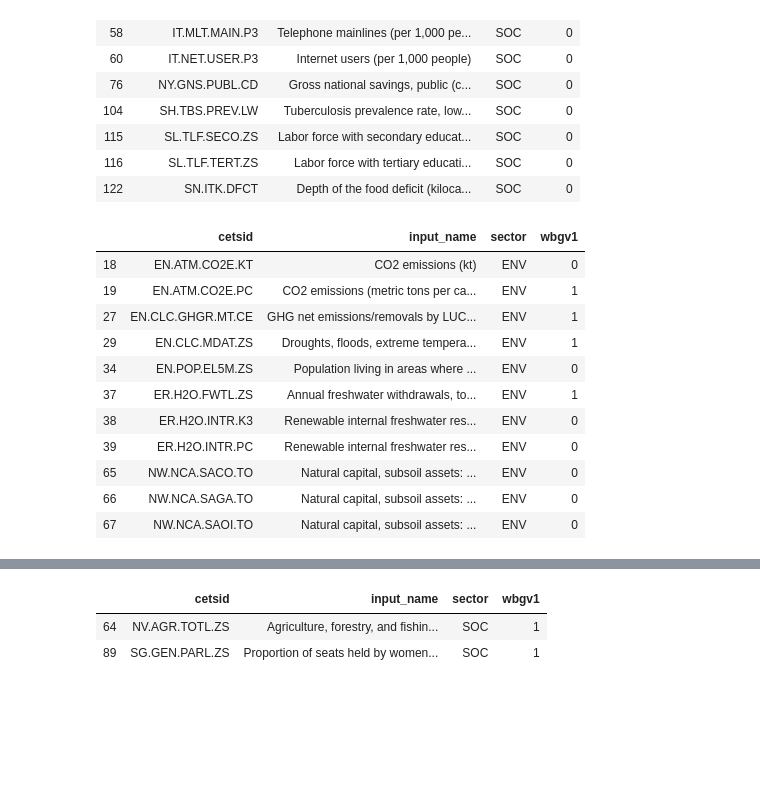
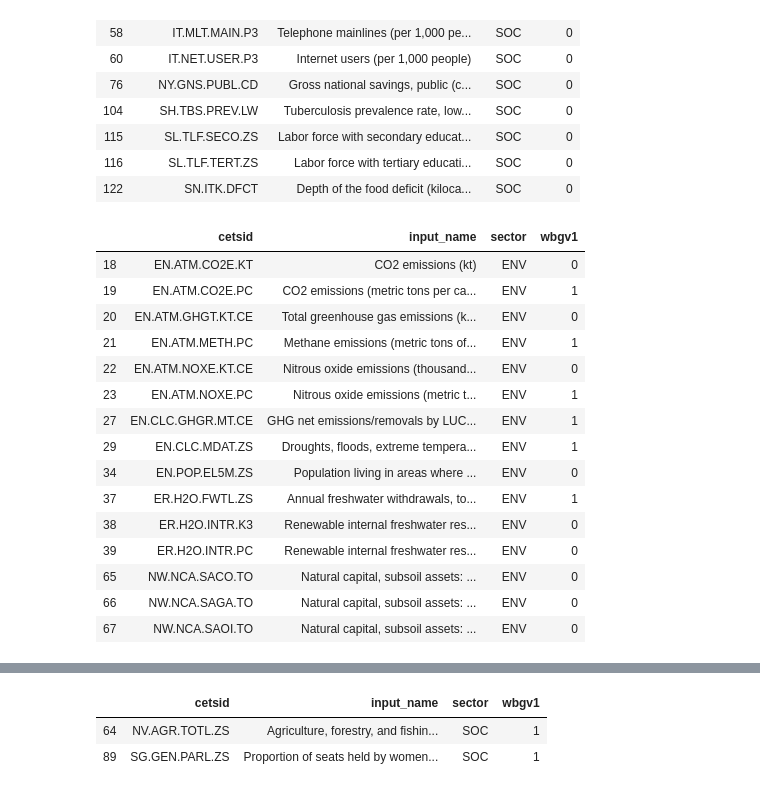
Before and after one commit to worldbank/ESG_gaps_research, a Jupyter notebook: python/summary-analysis.ipynb, the cells around one changed output, grey strips where cells are left out. Drawn from its saved outputs; the diff is of its cells as text; code cells hidden in the pictures; blank space fills up the shorter version.

```diff
--- a/python/summary-analysis.ipynb
+++ b/python/summary-analysis.ipynb
@@ -11,16 +11,13 @@ esg = pd.read_csv('../data/esg_metadata.csv')
 # %%
+# load the metadata file
+esg = loader.load_metadata('../data/esg_metadata.csv', '../data/ESG_wdi.feather')
+
 # create some arrays of key display and logic fields
 expl_a_g = list(map(lambda x: 'expl_'+x, list('abcdefg')))
 expl_c_g = list(map(lambda x: 'expl_'+x, list('cdefg')))
 explans = ['no_gap']+expl_a_g
 core_fields = ['sector','cetsid','input_name']+explans
 # %%
-# 'no_gap' fields should not have any expl variables set
-esg.loc[esg['no_gap']==1,expl_a_g] = 0
-
-# expl_a and expl_b should not have any other explanatory variables set
-esg.loc[(esg['expl_a']==1) | (esg['expl_b']==1), expl_c_g] = 0
-
 # New column that divides sources into WBG and all other external
 esg['domain'] = np.where(esg['source_type']!='WBG','EXTERNAL',esg['source_type'])
 
@@ -242,11 +237,15 @@ esg[esg['expl_a']==1].sort_values(['sector'])[['cetsid','input_name','sector','w
 | 116 | SL.TLF.TERT.ZS | Labor force with tertiary educati... | SOC | 0 |
 | 122 | SN.ITK.DFCT | Depth of the food deficit (kiloca... | SOC | 0 |
 # %%
-esg[esg['expl_b']==1].sort_values(['sector'])[['cetsid','input_name','sector','wbgv1']]
+esg[esg.expl_b].sort_values(['sector'])[['cetsid','input_name','sector','wbgv1']]
 # %% [output]
 |  | cetsid | input_name | sector | wbgv1 |
 | 18 | EN.ATM.CO2E.KT | CO2 emissions (kt) | ENV | 0 |
 | 19 | EN.ATM.CO2E.PC | CO2 emissions (metric tons per ca... | ENV | 1 |
+| 20 | EN.ATM.GHGT.KT.CE | Total greenhouse gas emissions (k... | ENV | 0 |
+| 21 | EN.ATM.METH.PC | Methane emissions (metric tons of... | ENV | 1 |
+| 22 | EN.ATM.NOXE.KT.CE | Nitrous oxide emissions (thousand... | ENV | 0 |
+| 23 | EN.ATM.NOXE.PC | Nitrous oxide emissions (metric t... | ENV | 1 |
 | 27 | EN.CLC.GHGR.MT.CE | GHG net emissions/removals by LUC... | ENV | 1 |
 | 29 | EN.CLC.MDAT.ZS | Droughts, floods, extreme tempera... | ENV | 1 |
 | 34 | EN.POP.EL5M.ZS | Population living in areas where ... | ENV | 0 |
```
Also changed, not shown: parts of 17 cells of this notebook, 3 other files.
